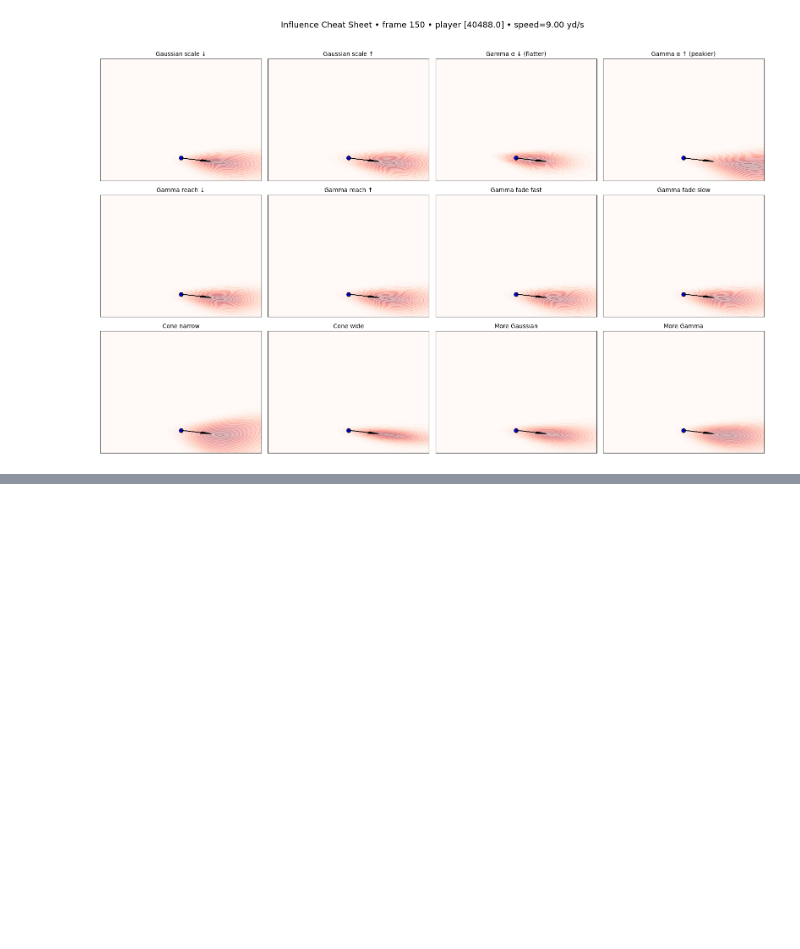
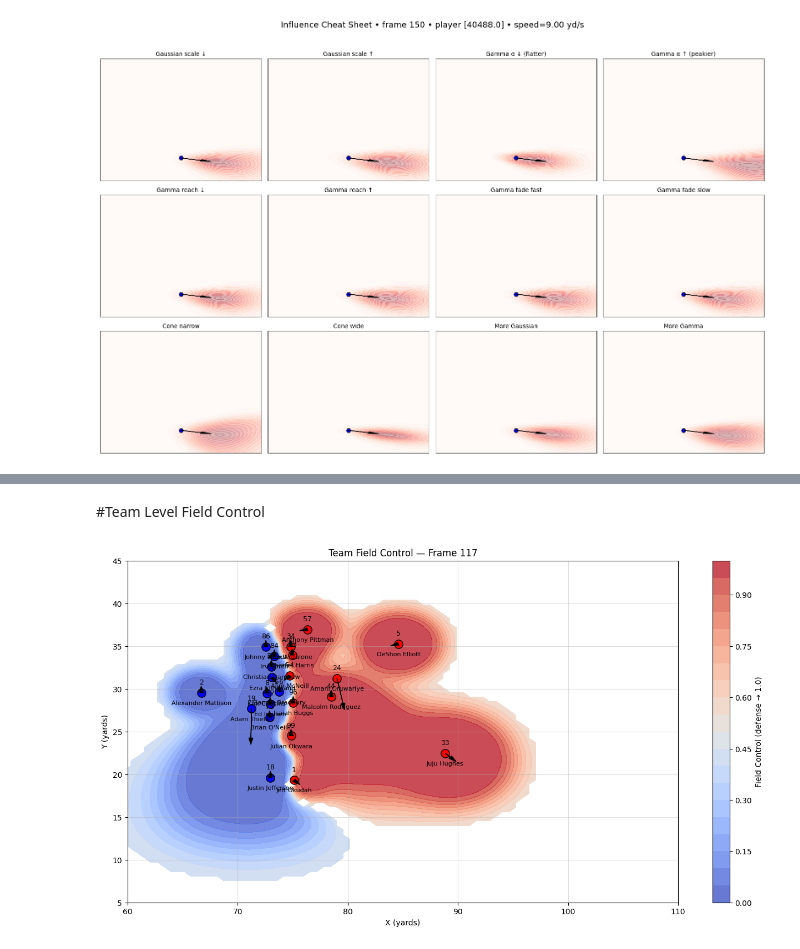
Before and after one commit to cincysam6/Field_Control_Model, a Jupyter notebook: Field_Control_Functions.ipynb, the cells around one changed output, grey strips where cells are left out. Cells and saved outputs as stored; diff of their text form; code cells hidden in the pictures; blank space fills up the shorter version.

```diff
--- a/Field_Control_Functions.ipynb
+++ b/Field_Control_Functions.ipynb
@@ -2041,22 +1803,0 @@ def visualize_pitch_control_with_players(pitch_control_df, player_df, frame_id):
-# %%
-# 1) Make sure densities are numpy arrays and consistent shape
-player_df["density"] = player_df["density"].apply(lambda d: np.asarray(d, dtype=float))
-ny, nx = player_df["density"].iloc[0].shape  # e.g., (100, 200)
-
-# 2) Build a grid that matches those shapes
-x_vals = np.linspace(0.0, 120.0, nx)
-y_vals = np.linspace(0.0, 53.3, ny)
-X, Y = np.meshgrid(x_vals, y_vals)
-
-# 3) Compute pitch control using cached densities (no model)
-player_df2, offense_df, defense_df, pitch_control_df = compute_player_densities_with_pitch_control(
-    model=None,
-    df=player_df,
-    frame_id=140,
-    grid=(X, Y),
-    use_cached_density=True,
-    cache_back_to_df=False
-)
-
-# 4) Visualize
-visualize_pitch_control_with_players(pitch_control_df, player_df2, frame_id=140)
@@ -2064,0 +1948,2 @@ visualize_pitch_control_with_players(pitch_control_df, player_df2, frame_id=140)
+# %% [markdown]
+#Team Level Field Control
@@ -2064,0 +2166,13 @@ visualize_pitch_control_with_players(pitch_control_df, player_df2, frame_id=140)
+# %%
+player_df2, off_df, def_df, pc_df = compute_player_densities_with_pitch_control(
+    model=PlayerInfluenceModel(orientation_bias_deg=0.0),
+    df=df, frame_id=117, use_cached_density=False, force_recompute=True,
+    heading_col="dir", invert_heading=False
+)
+
+visualize_pitch_control_with_players(
+    pc_df, player_df2, frame_id=117,
+    heading_col="dir", invert_heading=False
+)
+# %% [output]
+[figure, added]
```
Also changed, not shown: parts of 27 cells of this notebook.
